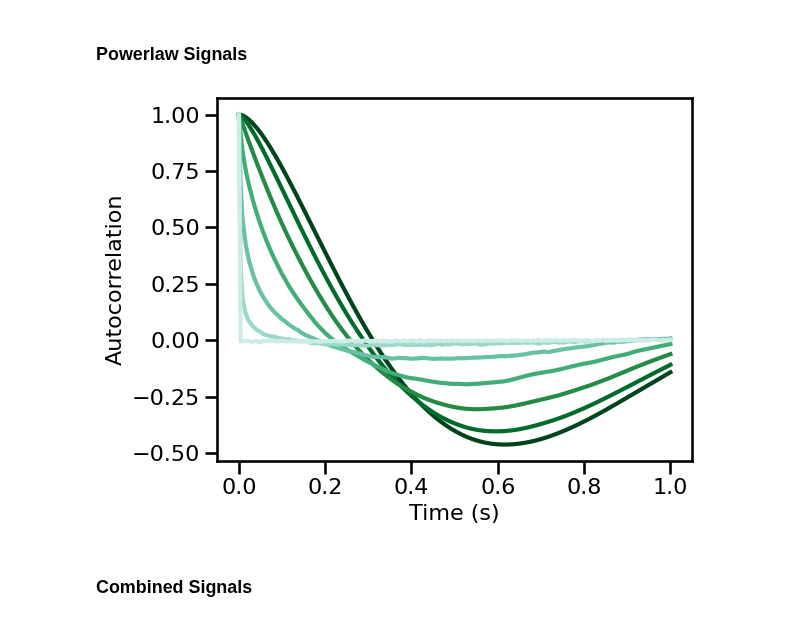
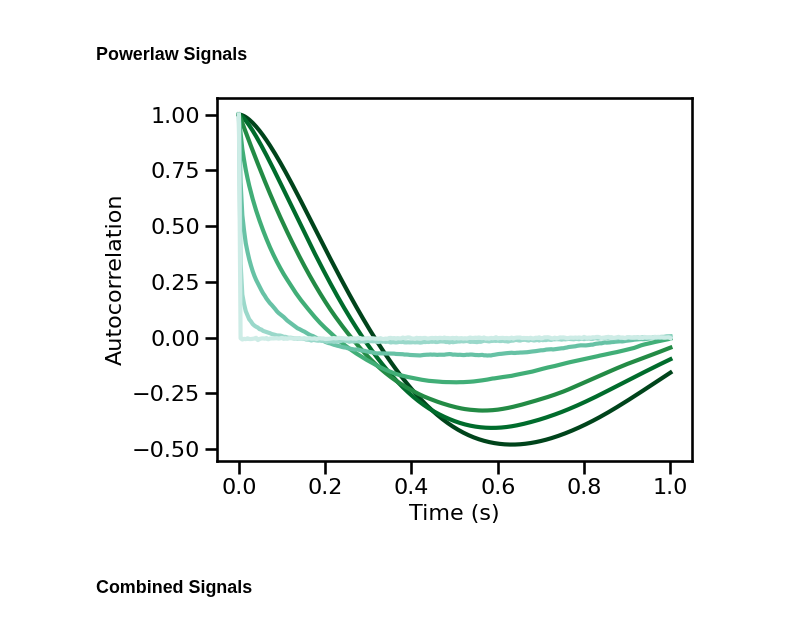
Before and after one commit to AperiodicMethods/AperiodicMethods, a Jupyter notebook: notebooks/21-AutoCorrelation.ipynb, the cells around one changed output. Drawn from its saved outputs; the diff is of its cells as text; code cells hidden in the pictures.

```diff
--- a/notebooks/21-AutoCorrelation.ipynb
+++ b/notebooks/21-AutoCorrelation.ipynb
@@ -167,14 +168,14 @@ plt.gca().plot(kn_decay, AC_DECAY_PARAMS['level'], '.', ms=12, color='red')
 ### Powerlaw Signals
 # %%
 # Run a set of simulations, calculating autocorrelation across exponents
-ac_sims_exp, _ = run_sims(\
+ac_sims_exp = run_sims(\
     sim_powerlaw, SIM_PARAMS_AP, autocorr, AC_PARAMS, 'update_exp', EXPS, N_SIMS)
 # %%
 # Plot autocorrelation across exponent values
-for ac, color in zip(ac_sims_exp, exp_colors):
+for ac, color in zip(np.mean(ac_sims_exp, 1), exp_colors):
     plot_lines(times / FS, ac, color=color, lw=3)
 plot_lines(**PLT_KWARGS, save_fig=SAVE_FIG, file_name='ac_exp' + EXT, file_path=FIGPATH)
 # %% [output]
-[figure, old version]
+[figure, new version]
 # %%
 # Run a set of simulations, calculating autocorrelation across exponents
```
Also changed, not shown: parts of 25 cells of this notebook, 4 other files.
